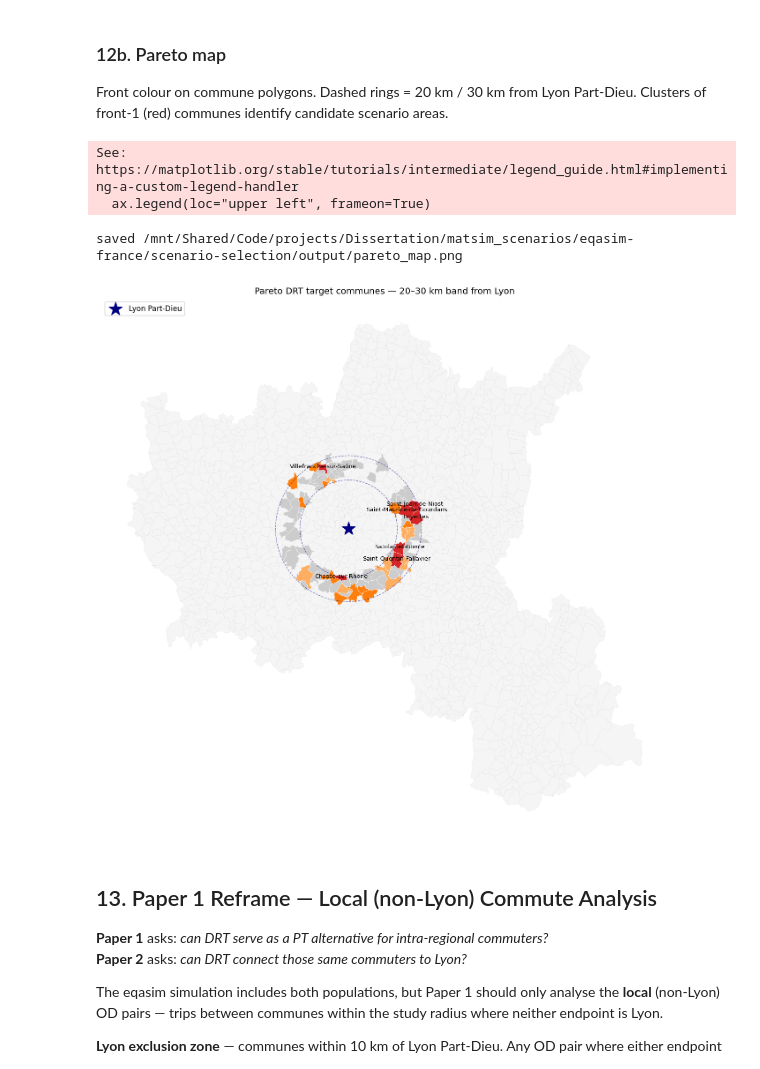
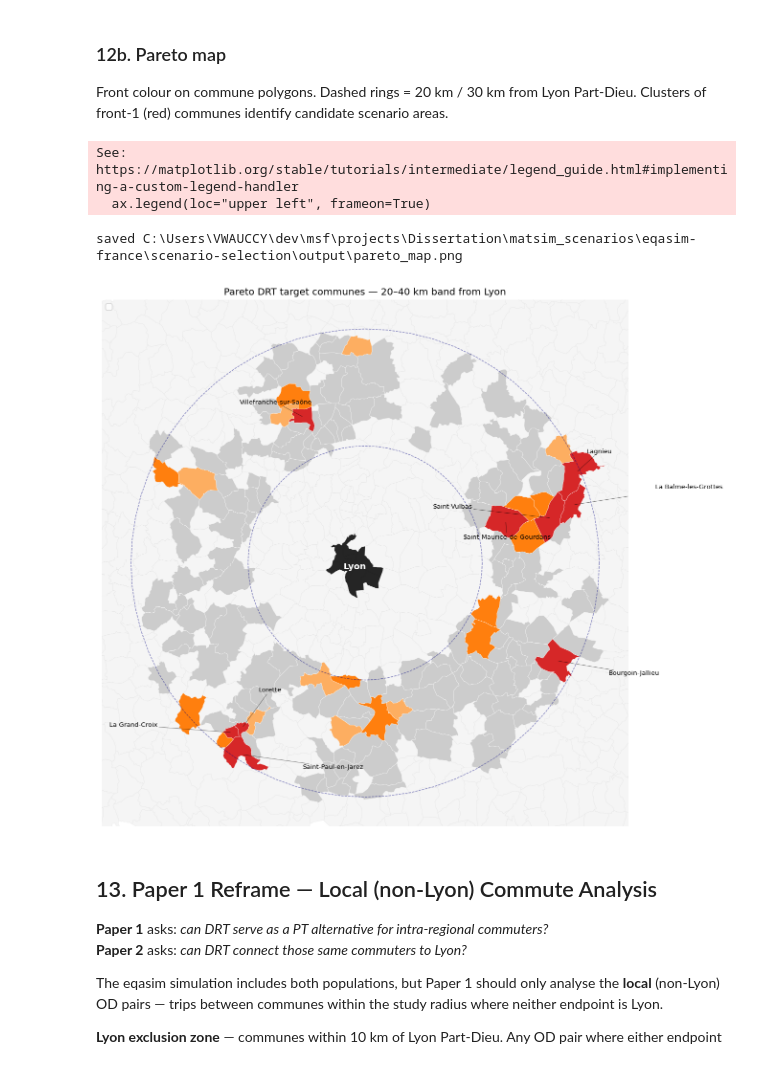
Before and after one commit to Chrigarr9/eqasim-france, a Jupyter notebook: scenario-selection/captivity_analysis.ipynb, the cells around one changed output. Saved outputs shown, nothing was run; the diff lists cells and outputs as text; code cells hidden in the pictures.

```diff
--- a/scenario-selection/captivity_analysis.ipynb
+++ b/scenario-selection/captivity_analysis.ipynb
@@ -815,7 +622,7 @@ Two-axis non-dominated sort over communes in the half-hour drive band.
 Expected use: front-1 communes with high flow are candidate scenario cores. Multiple front-1 communes clustering on the map → candidate area for Paper 1 (rural DRT). Their commute flows into Lyon → Paper 2 (stop-based connector).
 # %%
 MIN_DIST_KM = 20.0   # exclude Lyon metro belt
-MAX_DIST_KM = 30.0   # ~half-hour drive
+MAX_DIST_KM = 40.0   # relaxed from 30 so Saint-Vulbas (32.6 km, Plaine de l'Ain industrial) + outer captive zones enter the scope
 MIN_FLOW    = 500    # drop tiny communes (avoid degenerate front-1 entries)
 
 
@@ -964,11 +773,12 @@ saved /mnt/Shared/Code/projects/Dissertation/matsim_scenarios/eqasim-france/scen
 Front colour on commune polygons. Dashed rings = 20 km / 30 km from Lyon Part-Dieu. Clusters of front-1 (red) communes identify candidate scenario areas.
 # %%
 from shapely.geometry import Point
+from adjustText import adjust_text
 
 fig, ax = plt.subplots(figsize=(11, 11))
 lc_plot = lyon_communes.to_crs("EPSG:2154").copy()
 
-# background: all Lyon-départements communes
+# background: all Lyon-departements communes
 lc_plot.plot(ax=ax, color="#f5f5f5", edgecolor="#dddddd", linewidth=0.2)
 
 front_palette_map = {1.0: "#d62728", 2.0: "#ff7f0e", 3.0: "#fdae61"}
@@ -982,41 +792,75 @@ if len(dominated):
     dominated.plot(ax=ax, color="#cccccc", edgecolor="white", linewidth=0.3, label="Dominated (in scope)")
 
 # front layers
 for f, c in front_palette_map.items():
     sub = lc_plot[lc_plot["pareto_front"] == f]
     if len(sub):
         sub.plot(ax=ax, color=c, edgecolor="white", linewidth=0.3, label=f"Front {int(f)}")
 
-# front-1 labels
-for _, r in lc_plot[lc_plot["pareto_front"] == 1.0].iterrows():
+# Lyon shape (union of arrondissements 69381-69389) instead of a star marker
+lyon_codes = {f"6938{i}" for i in range(1, 10)}
+lyon_shape = lc_plot[lc_plot["code"].isin(lyon_codes)]
+if len(lyon_shape):
+    lyon_union = lyon_shape.dissolve().geometry.iloc[0]
+    gpd.GeoSeries([lyon_union], crs="EPSG:2154").plot(
+        ax=ax, color="#000000", edgecolor="white", linewidth=0.6,
+        alpha=0.85, zorder=9, label="Lyon",
+    )
+    lyon_ctr = lyon_union.centroid
     ax.annotate(
-        r["nom"], (r.geometry.centroid.x, r.geometry.centroid.y),
-        fontsize=8, ha="center", color="black",
+        "Lyon", (lyon_ctr.x, lyon_ctr.y),
+        fontsize=11, fontweight="bold", color="white",
+        ha="center", va="center", zorder=11,
     )
+else:
+    # fallback: keep star if arrondissements arent in the geojson
+    lyon_pt_fallback = gpd.GeoSeries(
+        [Point(LYON_CENTRE_LON, LYON_CENTRE_LAT)], crs="EPSG:4326",
+    ).to_crs("EPSG:2154").iloc[0]
+    ax.scatter(lyon_pt_fallback.x, lyon_pt_fallback.y, marker="*", s=350, c="navy", zorder=10, label="Lyon")
 
-# Lyon marker + distance rings
+# Distance rings, anchored at Part-Dieu
 lyon_pt = gpd.GeoSeries(
     [Point(LYON_CENTRE_LON, LYON_CENTRE_LAT)], crs="EPSG:4326",
 ).to_crs("EPSG:2154").iloc[0]
-ax.scatter(lyon_pt.x, lyon_pt.y, marker="*", s=350, c="navy", zorder=10, label="Lyon Part-Dieu")
 for r_km in (MIN_DIST_KM, MAX_DIST_KM):
     ring = lyon_pt.buffer(r_km * 1000).boundary
     ax.plot(*ring.xy, linestyle="--", color="navy", linewidth=0.8, alpha=0.5)
 
+# front-1 labels with collision avoidance
+front1 = lc_plot[lc_plot["pareto_front"] == 1.0]
+texts = [
+    ax.text(r.geometry.centroid.x, r.geometry.centroid.y, r["nom"],
+            fontsize=8, ha="center", color="black")
+    for _, r in front1.iterrows()
+]
+if texts:
+    adjust_text(
+        texts, ax=ax,
+        expand=(1.4, 1.6),
+        arrowprops=dict(arrowstyle="-", color="black", lw=0.5, alpha=0.6),
+    )
+
+# Crop view to a square centred on Lyon at MAX_DIST_KM + 5 km pad
+pad_m = 5_000
+half = MAX_DIST_KM * 1000 + pad_m
+ax.set_xlim(lyon_pt.x - half, lyon_pt.x + half)
+ax.set_ylim(lyon_pt.y - half, lyon_pt.y + half)
+ax.set_aspect("equal")
 ax.set_axis_off()
 ax.set_title(f"Pareto DRT target communes — {MIN_DIST_KM:.0f}–{MAX_DIST_KM:.0f} km band from Lyon")
 ax.legend(loc="upper left", frameon=True)
 
 fig.tight_layout()
 out = HERE / "output" / "pareto_map.png"
 fig.savefig(out, dpi=150, bbox_inches="tight")
 print(f"saved {out}")
 plt.show()
 # %% [output]
 See: https://matplotlib.org/stable/tutorials/intermediate/legend_guide.html#implementing-a-custom-legend-handler
   ax.legend(loc="upper left", frameon=True)
-saved /mnt/Shared/Code/projects/Dissertation/matsim_scenarios/eqasim-france/scenario-selection/output/pareto_map.png
+saved C:\Users\VWAUCCY\dev\msf\projects\Dissertation\matsim_scenarios\eqasim-france\scenario-selection\output\pareto_map.png
-[figure, old version]
+[figure, new version]
 # %% [markdown]
 ## 13. Paper 1 Reframe — Local (non-Lyon) Commute Analysis
 
```
Also changed, not shown: parts of 30 cells of this notebook, 2 other files.
